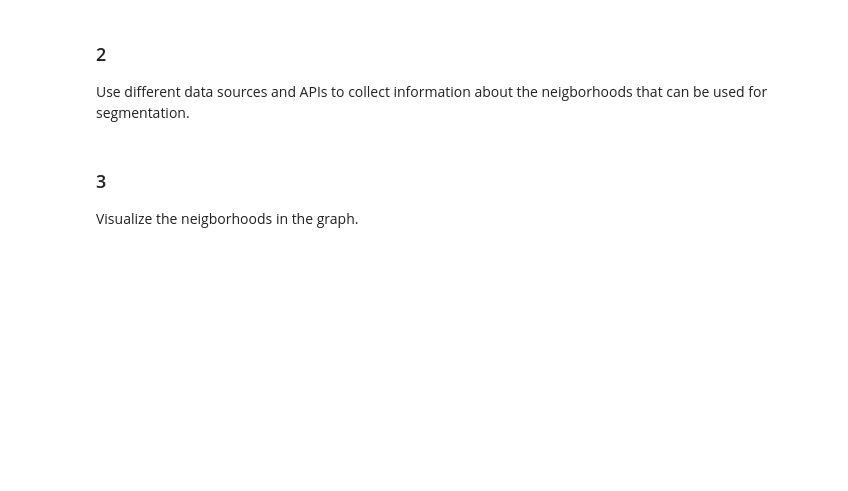
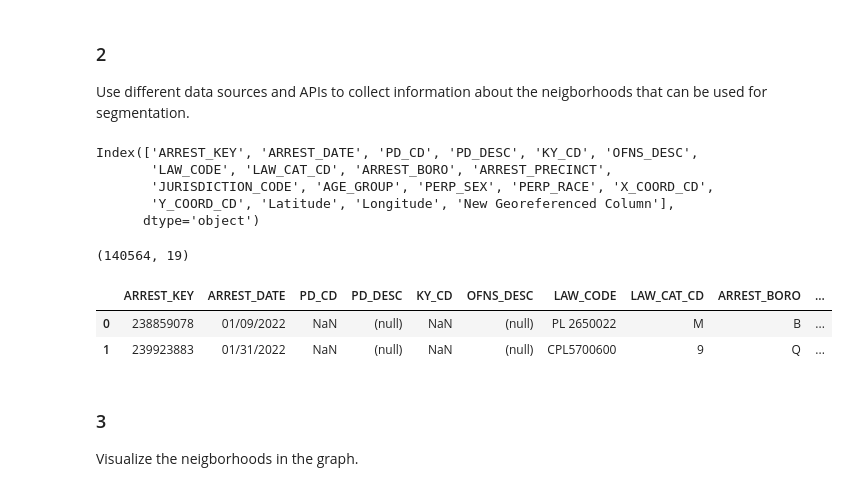
Before and after one commit to ChrisSpescha/Clustering_NYC_Neighborhoods, a Jupyter notebook: data_preparation.ipynb, the cells around one changed output. Cells and saved outputs as stored; diff of their text form; code cells hidden in the pictures; blank space fills up the shorter version.

Commit message:
data gathering

```diff
--- a/data_preparation.ipynb
+++ b/data_preparation.ipynb
@@ -10,6 +41,26 @@ Parse the json **nyc_geo.json** into the dataframe with the following columns:
 # %% [markdown]
 ### 2
 Use different data sources and APIs to collect information about the neigborhoods that can be used for segmentation.
+# %%
+df = pd.read_csv('NYPD_Arrest_Data__Year_to_Date_.csv')
+# %%
+df.columns
+# %% [output]
+Index(['ARREST_KEY', 'ARREST_DATE', 'PD_CD', 'PD_DESC', 'KY_CD', 'OFNS_DESC',
+       'LAW_CODE', 'LAW_CAT_CD', 'ARREST_BORO', 'ARREST_PRECINCT',
+       'JURISDICTION_CODE', 'AGE_GROUP', 'PERP_SEX', 'PERP_RACE', 'X_COORD_CD',
+       'Y_COORD_CD', 'Latitude', 'Longitude', 'New Georeferenced Column'],
+      dtype='object')
+# %%
+df.shape
+# %% [output]
+(140564, 19)
+# %%
+df.head(2)
+# %% [output]
+|  | ARREST_KEY | ARREST_DATE | PD_CD | PD_DESC | KY_CD | OFNS_DESC | LAW_CODE | LAW_CAT_CD | ARREST_BORO | ... |
+| 0 | 238859078 | 01/09/2022 | NaN | (null) | NaN | (null) | PL 2650022 | M | B | ... |
+| 1 | 239923883 | 01/31/2022 | NaN | (null) | NaN | (null) | CPL5700600 | 9 | Q | ... |
 # %% [markdown]
 ### 3
 
```
Also changed, not shown: parts of 3 cells of this notebook, 2 other files.
